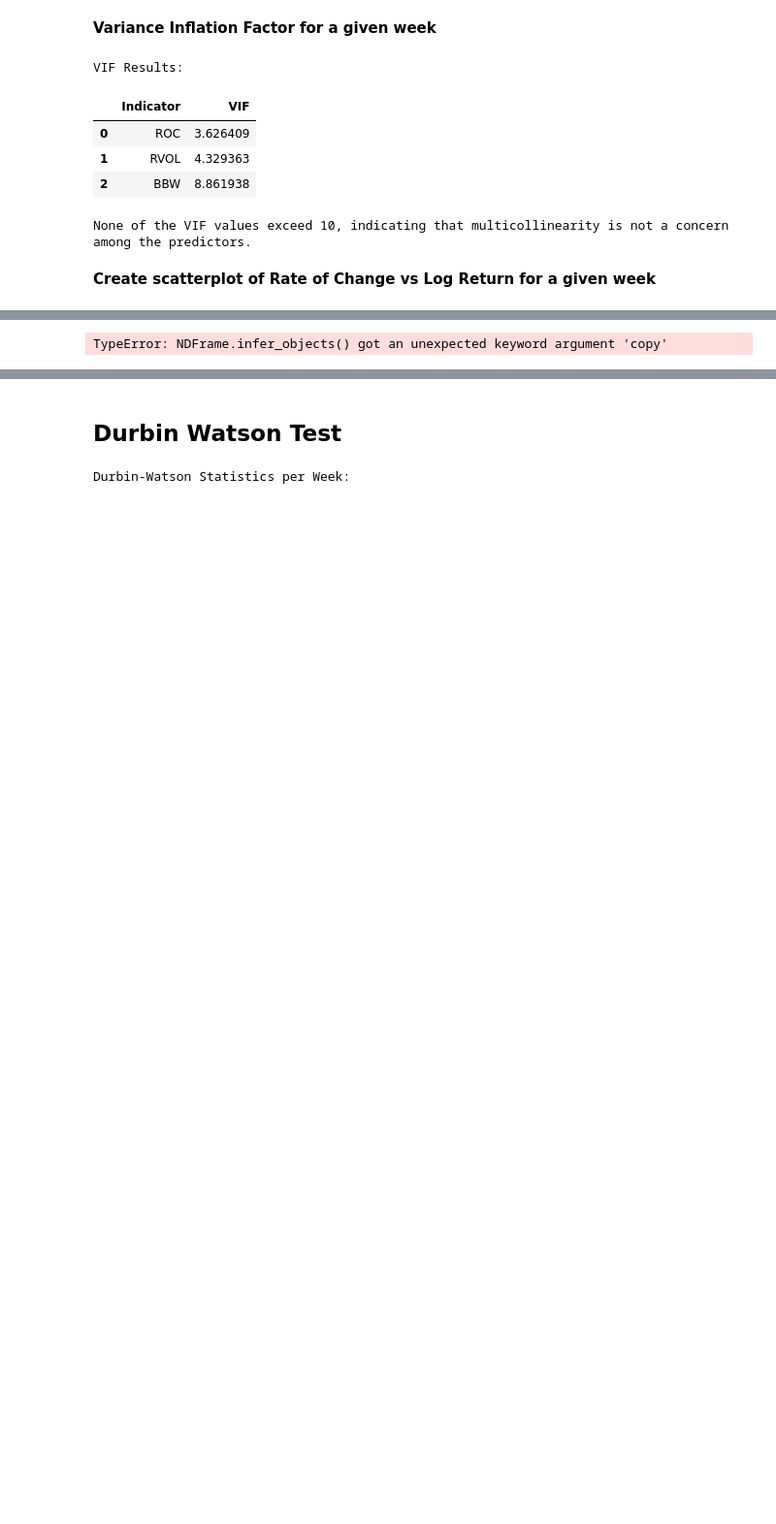
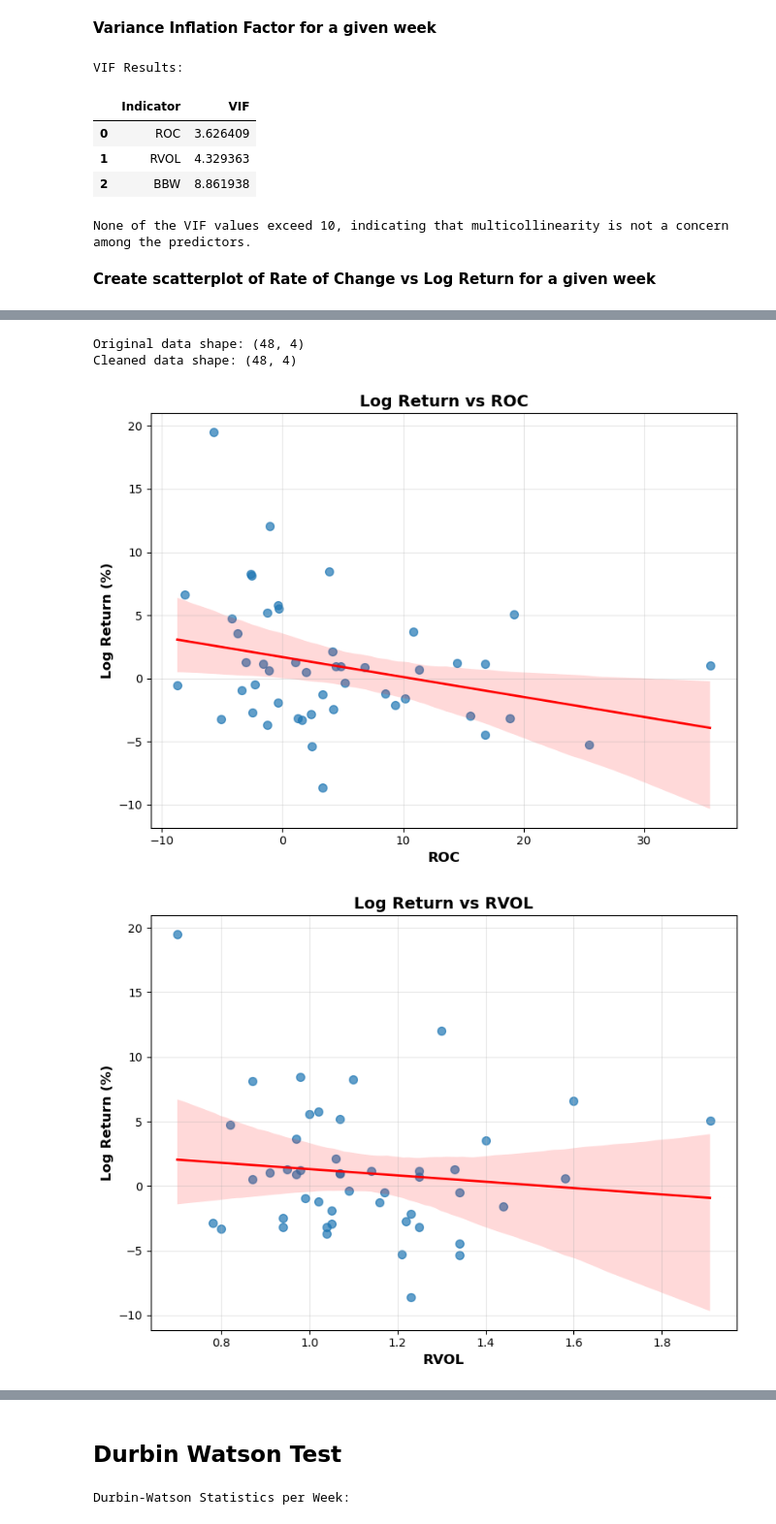
Before and after one commit to pedrokawa19/Factors-vs-US-Stock-Return, a Jupyter notebook: Regression.ipynb, the cells around one changed output, grey strips where cells are left out. Shown at 97% size. Saved outputs shown, nothing was run; the diff lists cells and outputs as text; code cells hidden in the pictures; blank space fills up the shorter version.

Commit message:
Cleaning

```diff
--- a/Regression.ipynb
+++ b/Regression.ipynb
@@ -567,21 +555,38 @@ plt.show()
 # %%
 import seaborn as sns
 import numpy as np
 import pandas as pd
 import matplotlib.pyplot as plt
 
 # display(week_result)
 
 # Clean the data by replacing inf and -inf values with NaN, then drop NaN rows
 week_result_clean = week_result.replace([np.inf, -np.inf], np.nan).infer_objects(copy=False).dropna()
 
 print(f"Original data shape: {week_result.shape}")
 print(f"Cleaned data shape: {week_result_clean.shape}")
 
 # Create pairplot for the cleaned week result with trend lines in each scatter plot
 # sns.pairplot(week_result_clean, kind='scatter', plot_kws={'alpha': 1})
-sns.pairplot(week_result_clean, kind='reg', plot_kws={'scatter_kws': {'alpha': 0.7, 's': 5}},
-             diag_kind='hist')
-plt.show()
+# sns.pairplot(week_result_clean, kind='reg', plot_kws={'scatter_kws': {'alpha': 0.7, 's': 5}},
+#              diag_kind='hist')
+# plt.show()
+
+
+# Create 3 separate scatter plots with trend lines for each indicator vs Log Return
+indicators = ['ROC', 'RVOL', 'BBW']
+for indicator in indicators:
+    plt.figure(figsize=(8, 6))
+    sns.regplot(x=week_result_clean[indicator], y=week_result_clean['Log_Return_%'],
+                scatter_kws={'alpha':0.7, 's':50}, line_kws={'color':'red', 'linewidth':2})
+    plt.xlabel(f'{indicator}', fontsize=12, fontweight='bold')
+    plt.ylabel('Log Return (%)', fontsize=12, fontweight='bold')
+    plt.title(f'Log Return vs {indicator}', fontsize=14, fontweight='bold')
+    plt.grid(True, alpha=0.3)
+    plt.tight_layout()
+    plt.show()
 # %% [output]
-TypeError: NDFrame.infer_objects() got an unexpected keyword argument 'copy'
+Original data shape: (48, 4)
+Cleaned data shape: (48, 4)
+[figure, added]
+[figure, added]
```
Also changed, not shown: parts of 16 cells of this notebook.
